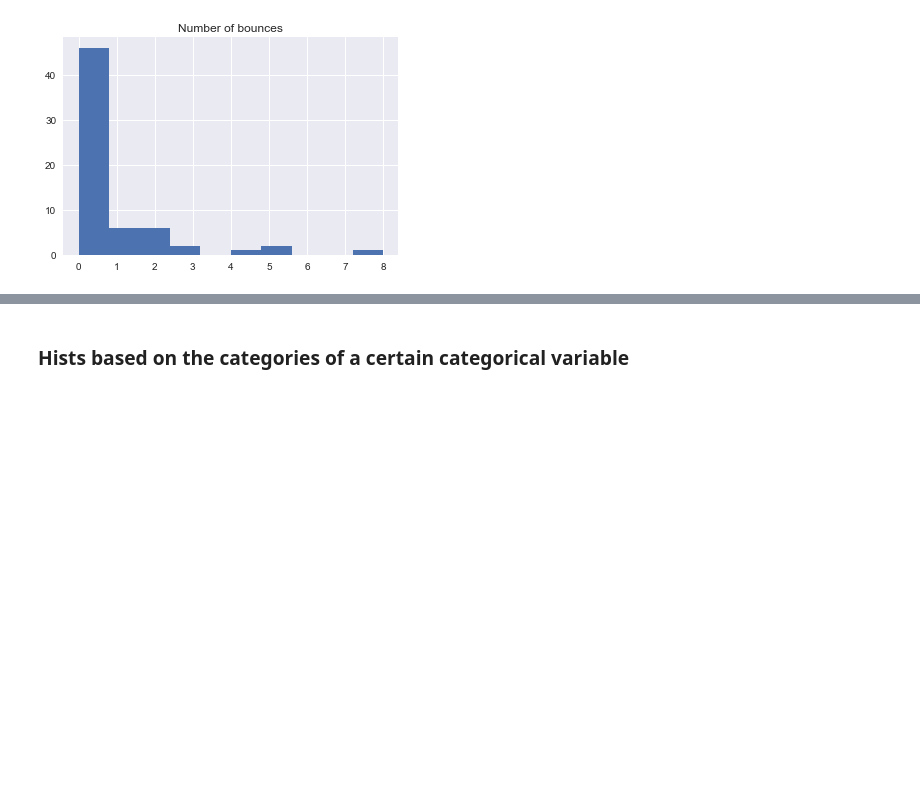
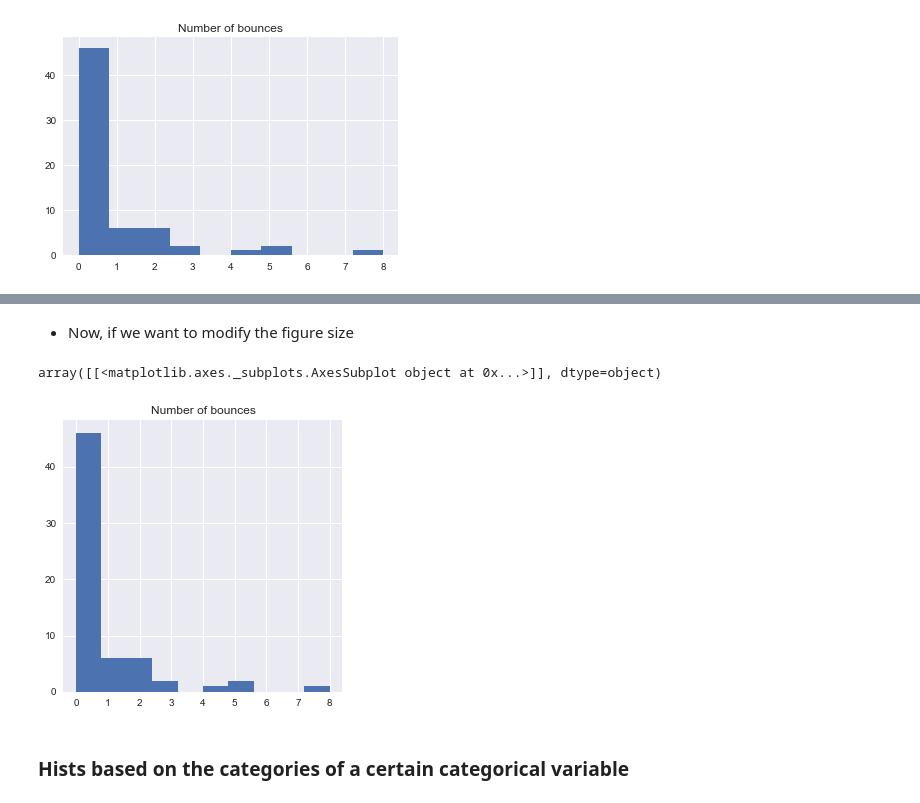
Before and after one commit to elowy01/PYTHON_NOTES, a Jupyter notebook: PANDAS/DATAFRAMES/Dataframe Notes.ipynb, the cells around one changed output, grey strips where cells are left out. Cells and saved outputs as stored; diff of their text form; code cells hidden in the pictures; blank space fills up the shorter version.

```diff
--- a/PANDAS/DATAFRAMES/Dataframe Notes.ipynb
+++ b/PANDAS/DATAFRAMES/Dataframe Notes.ipynb
@@ -476,3 +484,10 @@ array([[<matplotlib.axes._subplots.AxesSubplot object at 0x...>]], dtype=object)
+# %% [markdown]
+* Now, if we want to modify the figure size
+# %%
+DF.hist(column='Number of bounces',figsize=(5,5))
+# %% [output]
+array([[<matplotlib.axes._subplots.AxesSubplot object at 0x...>]], dtype=object)
+[figure, added]
 # %% [markdown]
 ### Hists based on the categories of a certain categorical variable
 # %%
```
Also changed, not shown: parts of 5 cells of this notebook.
